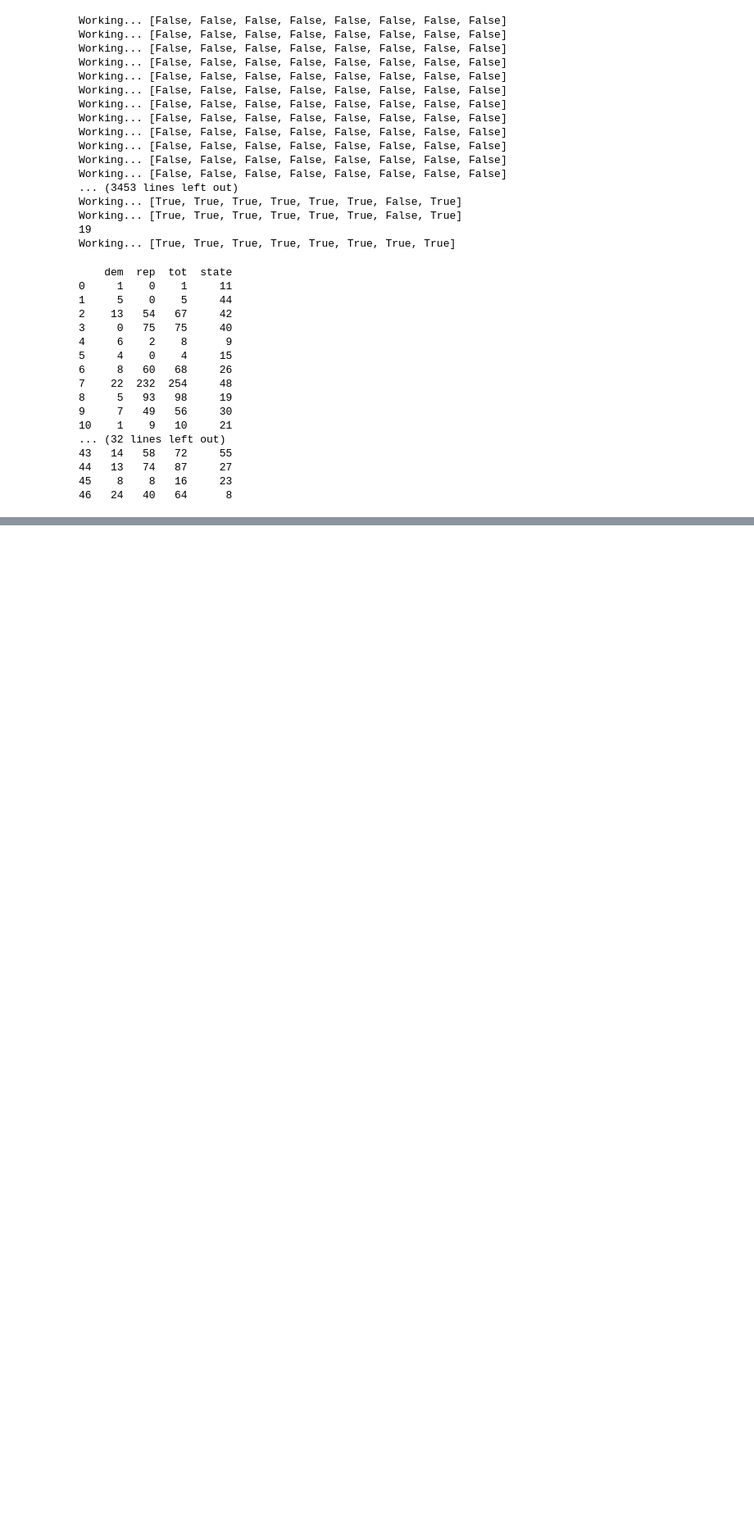
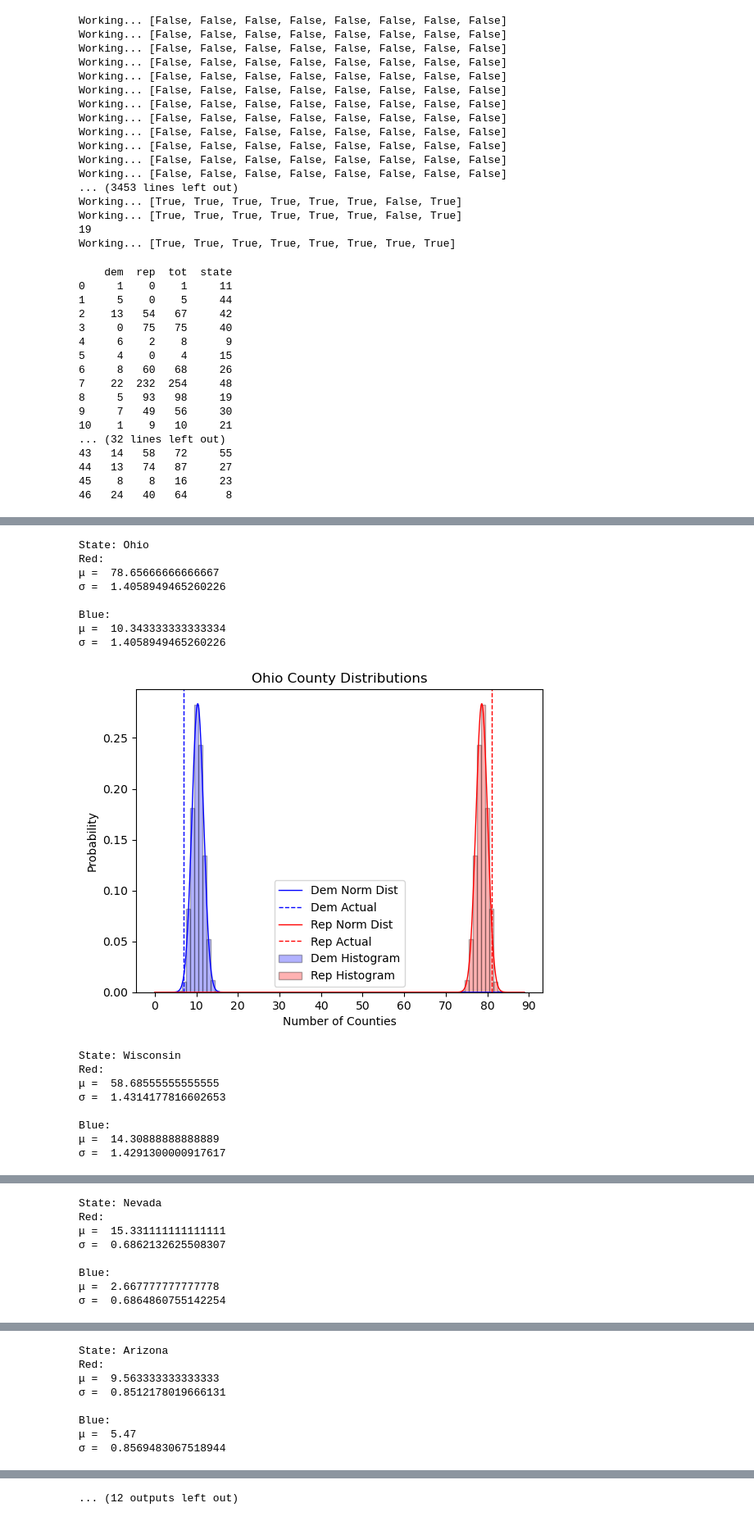
Before and after one commit to Extr1n/CSDS133-final-Gerrymandering, a Jupyter notebook: import_data.ipynb, the cells around one changed output, grey strips where cells are left out. Shown at 82% size. Cells and saved outputs as stored; diff of their text form; code cells hidden in the pictures; blank space fills up the shorter version.

```diff
--- a/import_data.ipynb
+++ b/import_data.ipynb
@@ -305,9 +307,6 @@ con.close()
 #######################################
 ### Load simulation and actual data ###
 #######################################
-
-con = activateCon()
-cur = con.cursor()
 
 ids = {
     1: 39, # Ohio 30x30
@@ -324,12 +323,17 @@ ids = {
     19: 48 # Texas 30x30
 }
 
-id = 10
-state_num = ids[id]
-data = pd.DataFrame(cur.execute("select * from results where resid = %(id)s;", {'id': id}).fetchall())
-data = data.set_axis(['runid', 'resid', 'dem', 'rep', 'total'], axis=1)
-print(data)
+def get_id(id):
+    global ids
+    con = activateCon()
+    cur = con.cursor()
 
-con.commit()
-con.close()
+    state_num = ids[id]
+    data = pd.DataFrame(cur.execute("select * from results where resid = %(id)s;", {'id': id}).fetchall())
+    data = data.set_axis(['runid', 'resid', 'dem', 'rep', 'total'], axis=1)
+
+    con.close()
+    return state_num, data
+
+get_id(17)
 # %% [output]
@@ -387,0 +397,21 @@ Blue_mean, Blue_std:  2.667777777777778 0.6864860755142254
+# %%
+for id in ids:
+    visualize_id(id)
+# %% [output]
+State: Ohio
+Red:
+μ =  78.65666666666667
+σ =  1.4058949465260226
+
+Blue:
+μ =  10.343333333333334
+σ =  1.4058949465260226
+[figure, added]
+State: Wisconsin
+Red:
+μ =  58.68555555555555
+σ =  1.4314177816602653
+
+Blue:
+μ =  14.30888888888889
+σ =  1.4291300000917617
@@ -387,0 +419,8 @@ Blue_mean, Blue_std:  2.667777777777778 0.6864860755142254
+State: Nevada
+Red:
+μ =  15.331111111111111
+σ =  0.6862132625508307
+
+Blue:
+μ =  2.667777777777778
+σ =  0.6864860755142254
@@ -387,0 +428,8 @@ Blue_mean, Blue_std:  2.667777777777778 0.6864860755142254
+State: Arizona
+Red:
+μ =  9.563333333333333
+σ =  0.8512178019666131
+
+Blue:
+μ =  5.47
+σ =  0.8569483067518944
@@ -387,0 +455 @@ Blue_mean, Blue_std:  2.667777777777778 0.6864860755142254
+... (12 outputs left out)
```
Also changed, not shown: parts of 6 cells of this notebook, 8 other files.
